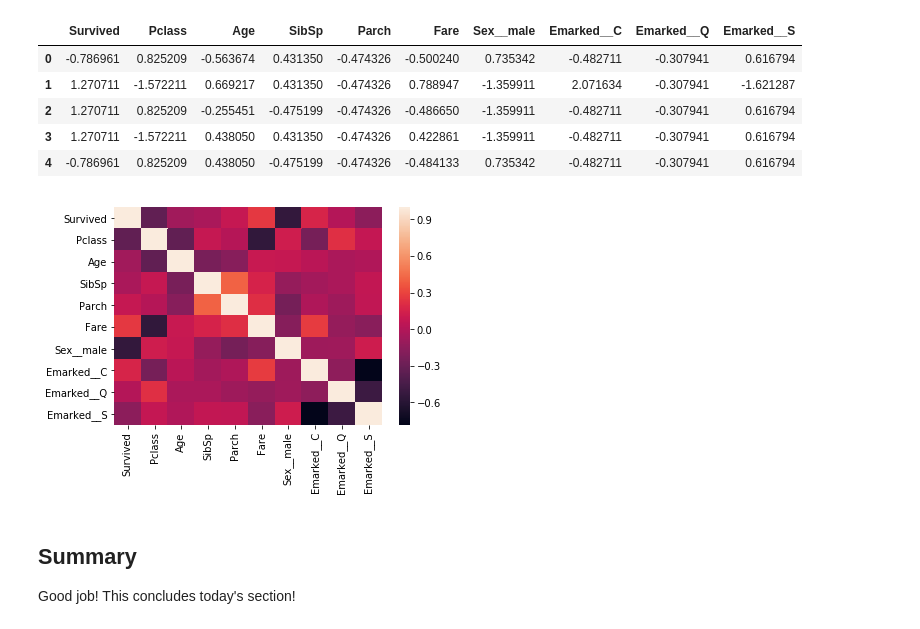
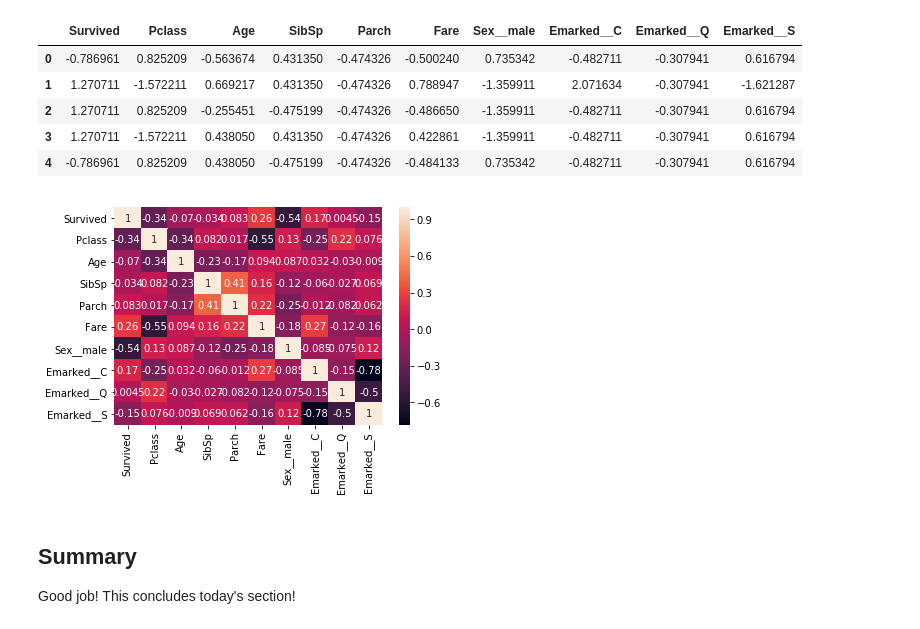
Before and after one commit to danjizquierdo/dsc-3-27-12-knn-with-sklearn-lab-nyc-ds-career-012819, a Jupyter notebook: index.ipynb, the cells around one changed output. Saved outputs shown, nothing was run; the diff lists cells and outputs as text; code cells hidden in the pictures.

```diff
--- a/index.ipynb
+++ b/index.ipynb
@@ -278,10 +278,11 @@ no_siblings=scaled_df.drop(['Survived','SibSp'],axis=1,inplace=True)
 # %%
 import seaborn as sns
 import matplotlib.pyplot as plt
-sns.heatmap(scaled_df.corr())
+plt.figure()
+sns.heatmap(scaled_df.corr(),annot=True)
 plt.show()
 # %% [output]
-[figure, old version]
+[figure, new version]
 # %% [markdown]
 ## Summary
 
```
